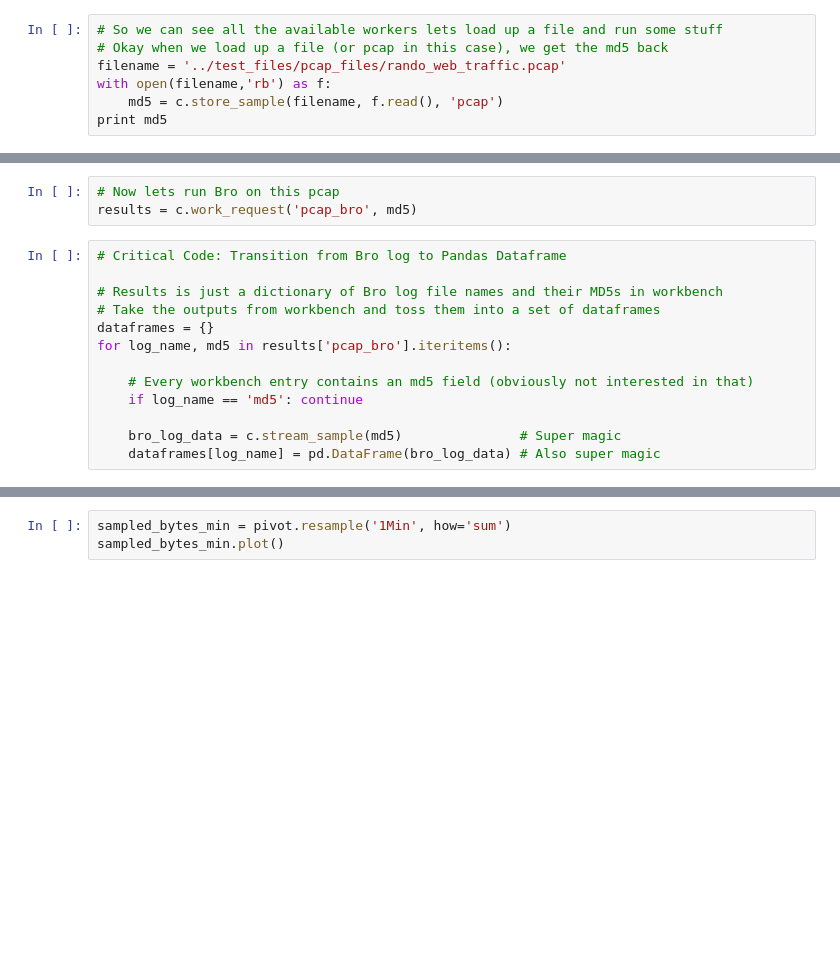
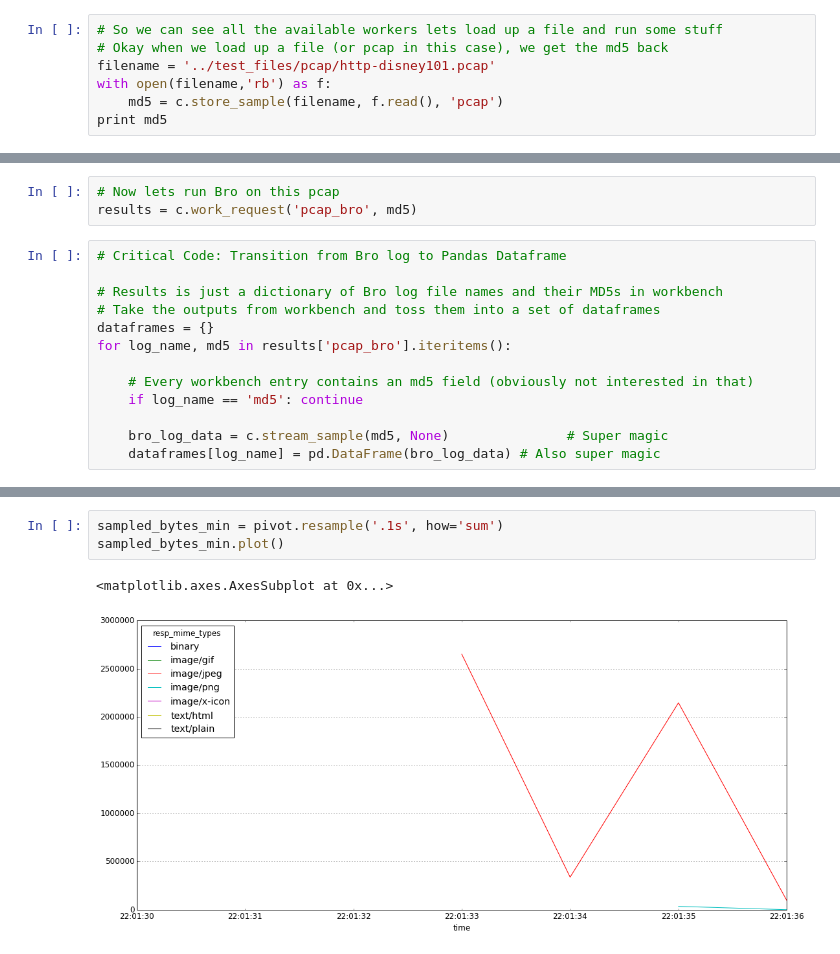
Before and after one commit to ollie314/workbench, a Jupyter notebook: notebooks/PCAP_Exploration.ipynb, the cells around one changed output, grey strips where cells are left out. Cells and saved outputs as stored; diff of their text form; blank space fills up the shorter version.

Commit message:
fixing the pcap notebook; still needs work
Former-commit-id: b7639cb28db7d8a4458dca40242740be732aad4b

```diff
--- a/notebooks/PCAP_Exploration.ipynb
+++ b/notebooks/PCAP_Exploration.ipynb
@@ -74,7 +74,7 @@ c.worker_info()
 # %%
 # So we can see all the available workers lets load up a file and run some stuff
 # Okay when we load up a file (or pcap in this case), we get the md5 back
-filename = '../test_files/pcap_files/rando_web_traffic.pcap'
+filename = '../test_files/pcap/http-disney101.pcap'
 with open(filename,'rb') as f:
     md5 = c.store_sample(filename, f.read(), 'pcap')
 print md5
@@ -106,7 +106,7 @@ for log_name, md5 in results['pcap_bro'].iteritems():
     # Every workbench entry contains an md5 field (obviously not interested in that)
     if log_name == 'md5': continue
 
-    bro_log_data = c.stream_sample(md5)               # Super magic
+    bro_log_data = c.stream_sample(md5, None)               # Super magic
     dataframes[log_name] = pd.DataFrame(bro_log_data) # Also super magic
 # %% [markdown]
 <div style="float: left; margin: 0px 30px 0px 0px"><img src="files/images/eyeball_2.jpg" width="250px"></div>
@@ -171,6 +269,9 @@ interp.plot()
 # %%
-sampled_bytes_min = pivot.resample('1Min', how='sum')
+sampled_bytes_min = pivot.resample('.1s', how='sum')
 sampled_bytes_min.plot()
+# %% [output]
+<matplotlib.axes.AxesSubplot at 0x...>
+[figure, added]
 # %%
 interp_min = sampled_bytes_min.interpolate(method='linear')
 interp_min.plot()
```
Also changed, not shown: parts of 18 cells of this notebook, 1 other file.
